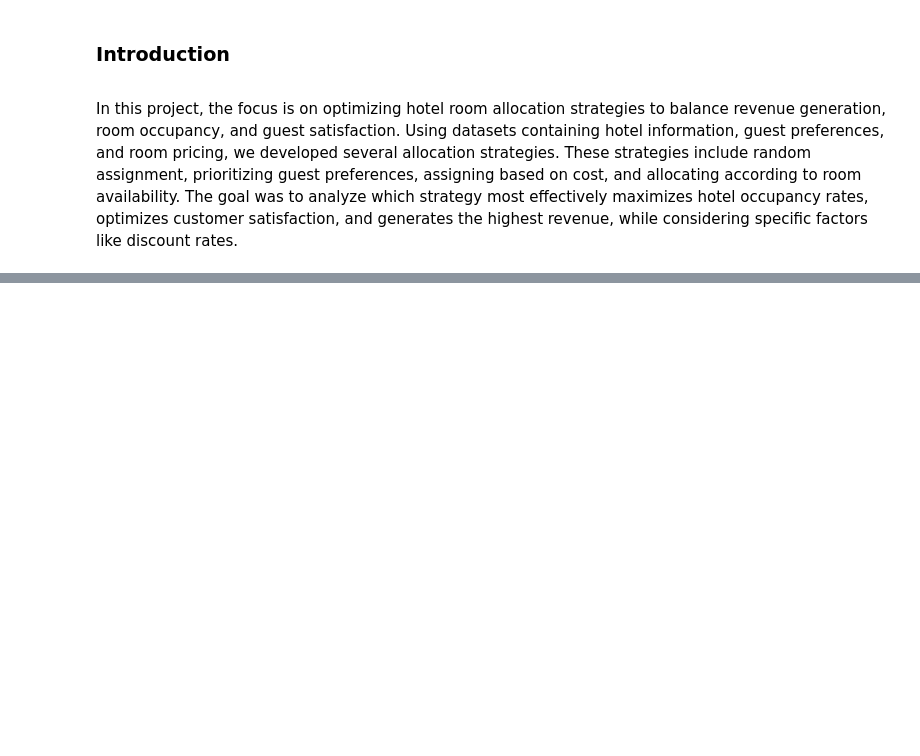
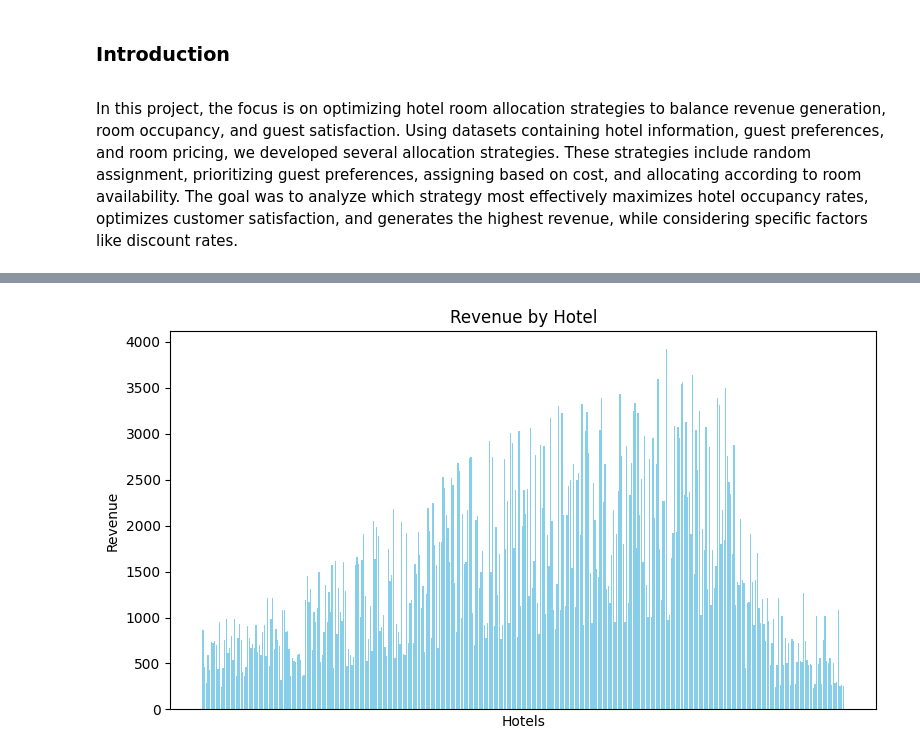
Before and after one commit to alessandro-macchi/macchi_dse_hotel, a Jupyter notebook: presentation.ipynb, the cells around one changed output, grey strips where cells are left out. Saved outputs shown, nothing was run; the diff lists cells and outputs as text; code cells hidden in the pictures; blank space fills up the shorter version.

```diff
--- a/presentation.ipynb
+++ b/presentation.ipynb
@@ -371,0 +320,5 @@ Through the analysis of various allocation strategies, we gained insights into t
+# %%
+from modules.my_functions import *
+
+ds_hotel, ds_pref, ds_guests = importing()
+hotel_df, guests_df, priority_df = df_creation(ds_hotel, ds_pref, ds_guests)
@@ -371,0 +334,3 @@ Through the analysis of various allocation strategies, we gained insights into t
+# %%
+assignment_price = {}
+assignment_price = hotel_wise_allocation(hotel_df, guests_df, assignment_price)
@@ -371,0 +350,6 @@ Through the analysis of various allocation strategies, we gained insights into t
+# %%
+from modules.my_graphs import *
+
+plot_hotel_revenue(assignment_price, guests_df, hotel_df)
+# %% [output]
+[figure, added]
```
Also changed, not shown: parts of 105 cells of this notebook, 6 other files.
